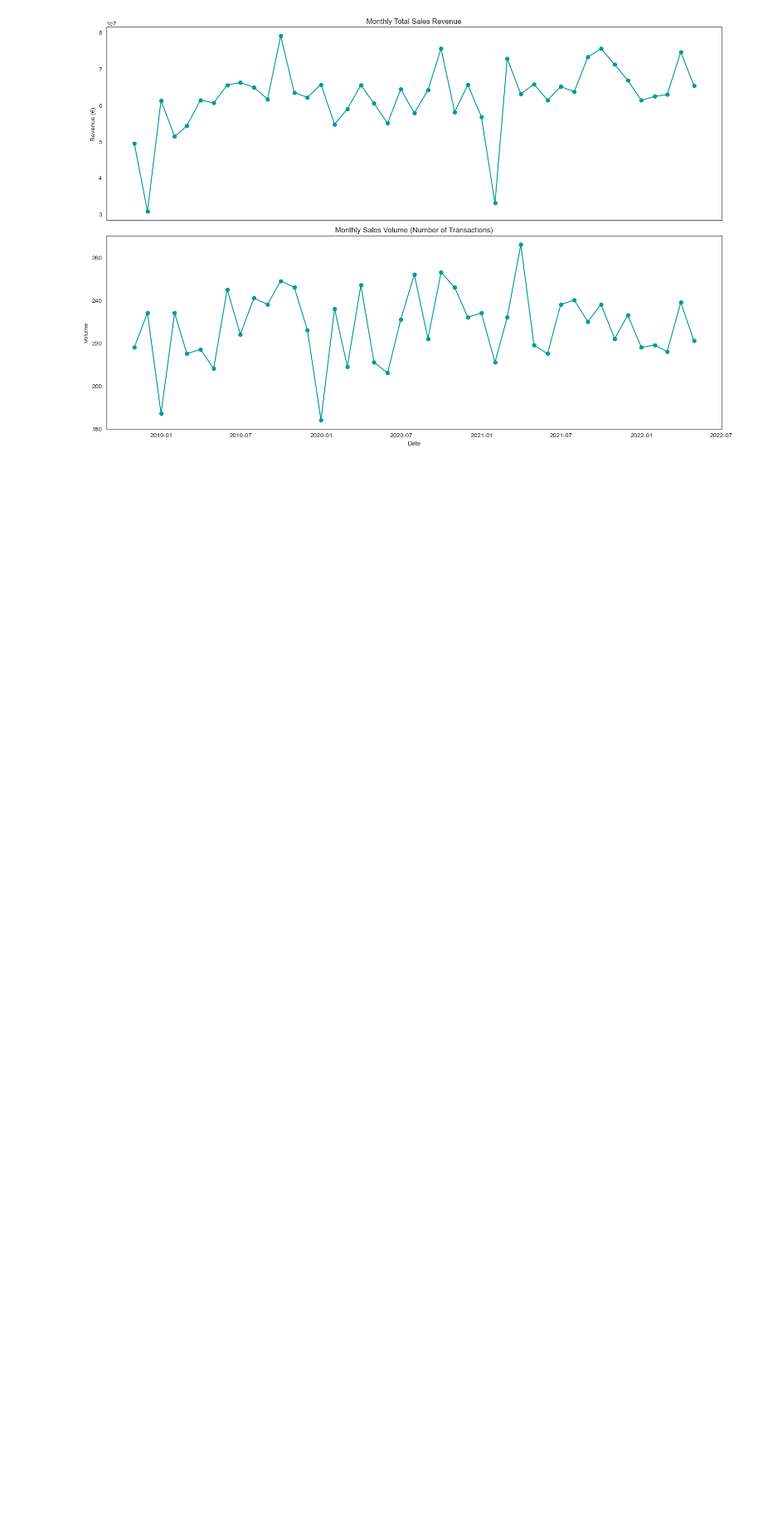
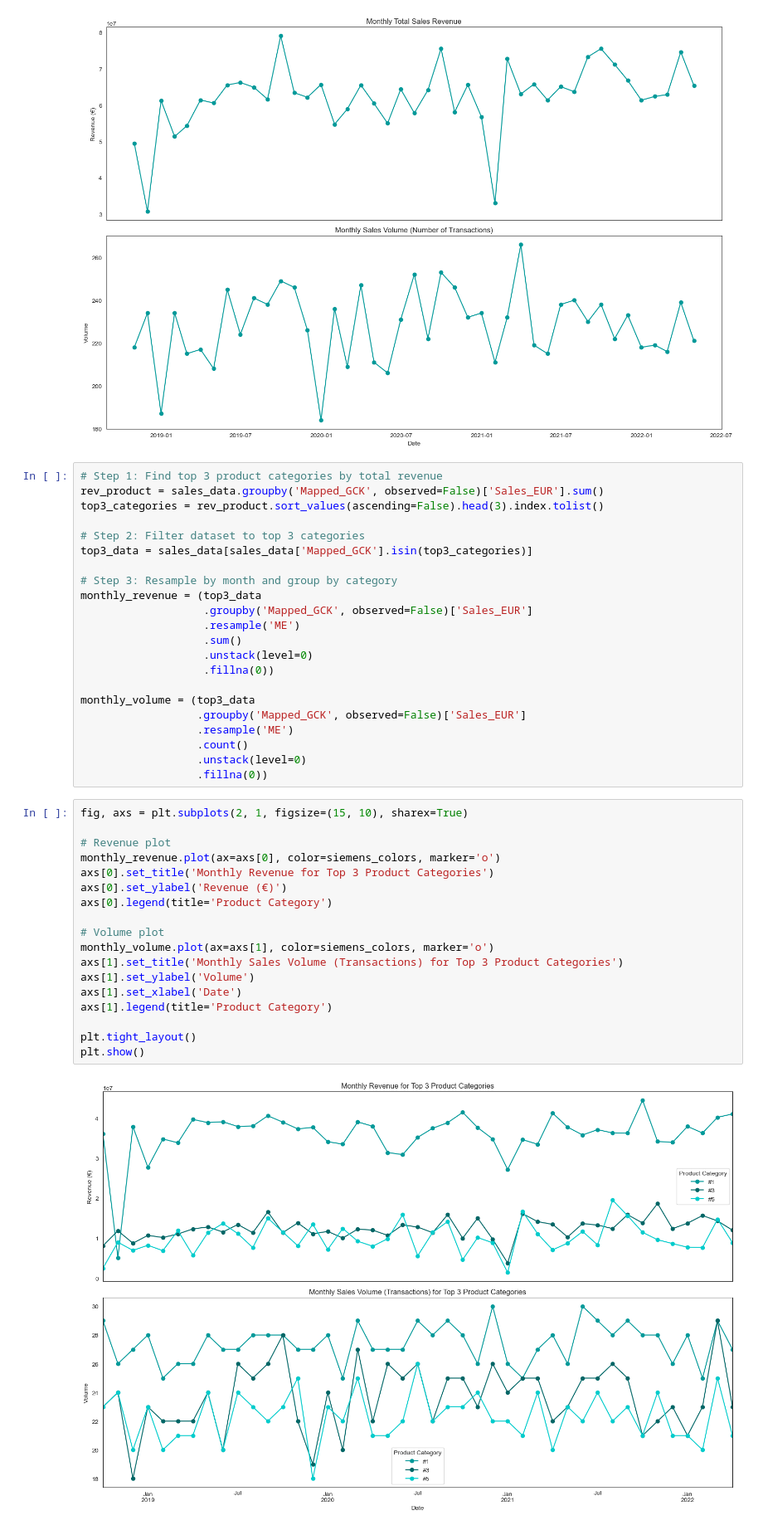
Before and after one commit to RubenCMarques/Case-2--Siemens-Sales-Forecast, a Jupyter notebook: Notebooks/Chloe_workspace.ipynb, the cells around one changed output. Shown at 83% size. Cells and saved outputs as stored; diff of their text form; blank space fills up the shorter version.

```diff
--- a/Notebooks/Chloe_workspace.ipynb
+++ b/Notebooks/Chloe_workspace.ipynb
@@ -512,6 +544,48 @@ plt.tight_layout()
 plt.show()
 # %% [output]
 [figure]
+# %%
+# Step 1: Find top 3 product categories by total revenue
+rev_product = sales_data.groupby('Mapped_GCK', observed=False)['Sales_EUR'].sum()
+top3_categories = rev_product.sort_values(ascending=False).head(3).index.tolist()
+
+# Step 2: Filter dataset to top 3 categories
+top3_data = sales_data[sales_data['Mapped_GCK'].isin(top3_categories)]
+
+# Step 3: Resample by month and group by category
+monthly_revenue = (top3_data
+                   .groupby('Mapped_GCK', observed=False)['Sales_EUR']
+                   .resample('ME')
+                   .sum()
+                   .unstack(level=0)
+                   .fillna(0))
+
+monthly_volume = (top3_data
+                  .groupby('Mapped_GCK', observed=False)['Sales_EUR']
+                  .resample('ME')
+                  .count()
+                  .unstack(level=0)
+                  .fillna(0))
+# %%
+fig, axs = plt.subplots(2, 1, figsize=(15, 10), sharex=True)
+
+# Revenue plot
+monthly_revenue.plot(ax=axs[0], color=siemens_colors, marker='o')
+axs[0].set_title('Monthly Revenue for Top 3 Product Categories')
+axs[0].set_ylabel('Revenue (€)')
+axs[0].legend(title='Product Category')
+
+# Volume plot
+monthly_volume.plot(ax=axs[1], color=siemens_colors, marker='o')
+axs[1].set_title('Monthly Sales Volume (Transactions) for Top 3 Product Categories')
+axs[1].set_ylabel('Volume')
+axs[1].set_xlabel('Date')
+axs[1].legend(title='Product Category')
+
+plt.tight_layout()
+plt.show()
+# %% [output]
+[figure, added]
 # %%
 sales_data.set_index('DATE').resample('Y')['Sales_EUR'].sum().plot(figsize=(15,5), color = siemens_green)
 plt.title('Yearly Total Sales Over Time')
```
Also changed, not shown: parts of 4 cells of this notebook.
